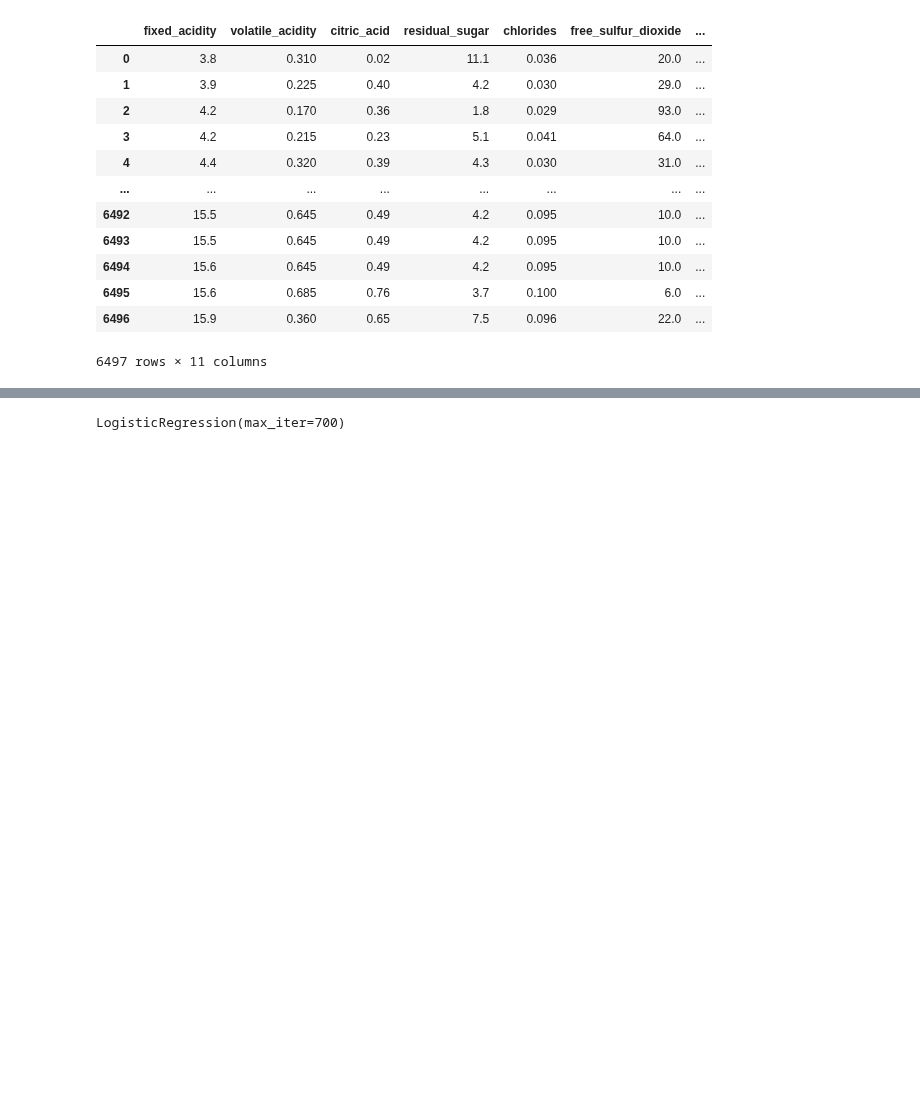
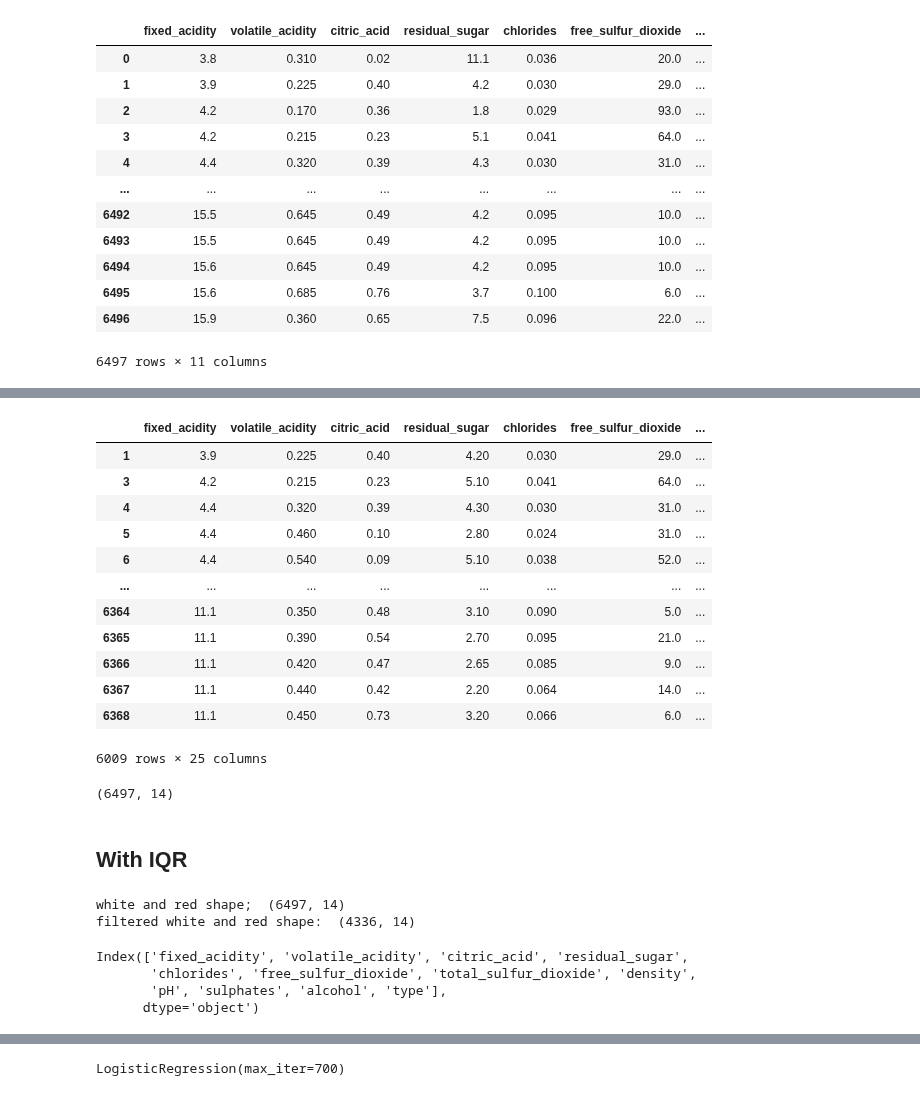
Before and after one commit to AlexIchie-coder/Projects, a Jupyter notebook: Blueberry_project.ipynb, the cells around one changed output, grey strips where cells are left out. Drawn from its saved outputs; the diff is of its cells as text; code cells hidden in the pictures; blank space fills up the shorter version.

```diff
--- a/Blueberry_project.ipynb
+++ b/Blueberry_project.ipynb
@@ -447,0 +457,5 @@ x_train, x_test, y_train, y_test = train_test_split(X, y, test_size=0.20, random
+# %%
+from scipy.stats import shapiro
+
+for x in white_and_red.select_dtypes(include="float64").columns:
+    print(x,": ", shapiro(white_wine[x]))
@@ -447,0 +478,63 @@ x_train, x_test, y_train, y_test = train_test_split(X, y, test_size=0.20, random
+# %%
+from scipy.stats import zscore
+white_and_red_clean= white_and_red.drop("quality", axis=1)
+numeric_columns = white_and_red_clean.select_dtypes(include=['float64', 'int64']).columns.tolist()
+z_score_dict = {}
+for x in numeric_columns:
+    z_score_dict[f'z_score_{x}'] = zscore(white_and_red[x])
+
+
+# Create a DataFrame from the z_score_dict
+z_score_df = pd.DataFrame(z_score_dict, index=white_and_red.index)
+
+# Concatenate the original DataFrame with the z_score DataFrame
+
+white_and_red_with_zscores = pd.concat([white_and_red_clean, z_score_df], axis=1)
+
+# # Filter rows where the absolute value of all z_scores is less than 3
+z_score_columns = z_score_df.columns
+filtered_white_and_red = white_and_red_with_zscores[(white_and_red_with_zscores[z_score_columns].abs() < 3).all(axis=1)]
+filtered_white_and_red
+# %% [output]
+|  | fixed_acidity | volatile_acidity | citric_acid | residual_sugar | chlorides | free_sulfur_dioxide | ... |
+| 1 | 3.9 | 0.225 | 0.40 | 4.20 | 0.030 | 29.0 | ... |
+| 3 | 4.2 | 0.215 | 0.23 | 5.10 | 0.041 | 64.0 | ... |
+| 4 | 4.4 | 0.320 | 0.39 | 4.30 | 0.030 | 31.0 | ... |
+| 5 | 4.4 | 0.460 | 0.10 | 2.80 | 0.024 | 31.0 | ... |
+| 6 | 4.4 | 0.540 | 0.09 | 5.10 | 0.038 | 52.0 | ... |
+| ... | ... | ... | ... | ... | ... | ... | ... |
+| 6364 | 11.1 | 0.350 | 0.48 | 3.10 | 0.090 | 5.0 | ... |
+| 6365 | 11.1 | 0.390 | 0.54 | 2.70 | 0.095 | 21.0 | ... |
+| 6366 | 11.1 | 0.420 | 0.47 | 2.65 | 0.085 | 9.0 | ... |
+| 6367 | 11.1 | 0.440 | 0.42 | 2.20 | 0.064 | 14.0 | ... |
+| 6368 | 11.1 | 0.450 | 0.73 | 3.20 | 0.066 | 6.0 | ... |
+6009 rows × 25 columns
+# %%
+white_and_red.shape
+# %% [output]
+(6497, 14)
+# %% [markdown]
+## With IQR
+# %%
+# Loop iqr for all the df
+white_and_red_numeric = white_and_red_clean.select_dtypes(include=['float64', 'int64'])
+filtered_wr_df = white_and_red.copy()
+for column in white_and_red_numeric.columns:
+        q1 = np.quantile(white_and_red_numeric[column], 0.25)
+        q3 = np.quantile(white_and_red_numeric[column], 0.75)
+        iqr = q3 - q1
+        lower = q1 - 1.5 * iqr
+        upper = q3 + 1.5 * iqr
+        # Filter rows based on the column's outlier range
+        filtered_wr_df = filtered_wr_df[(filtered_wr_df[column] >= lower) & (filtered_wr_df[column] <= upper)]
+print("white and red shape; ", white_and_red.shape, "\nfiltered white and red shape: ", filtered_wr_df.shape)
+# %% [output]
+white and red shape;  (6497, 14)
+filtered white and red shape:  (4336, 14)
+# %%
+white_and_red_numeric.columns
+# %% [output]
+Index(['fixed_acidity', 'volatile_acidity', 'citric_acid', 'residual_sugar',
+       'chlorides', 'free_sulfur_dioxide', 'total_sulfur_dioxide', 'density',
+       'pH', 'sulphates', 'alcohol', 'type'],
+      dtype='object')
```
Also changed, not shown: parts of 67 cells of this notebook.
